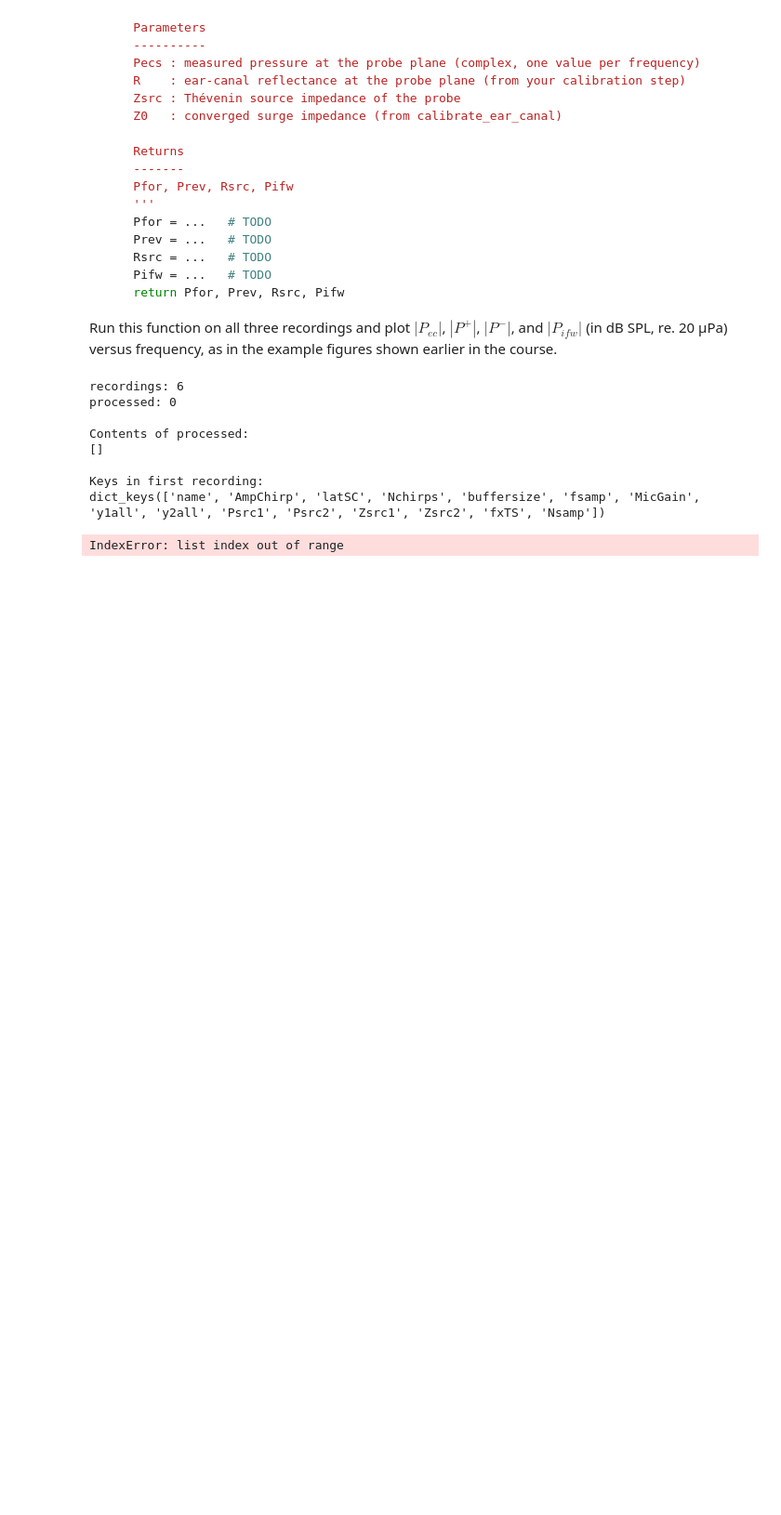
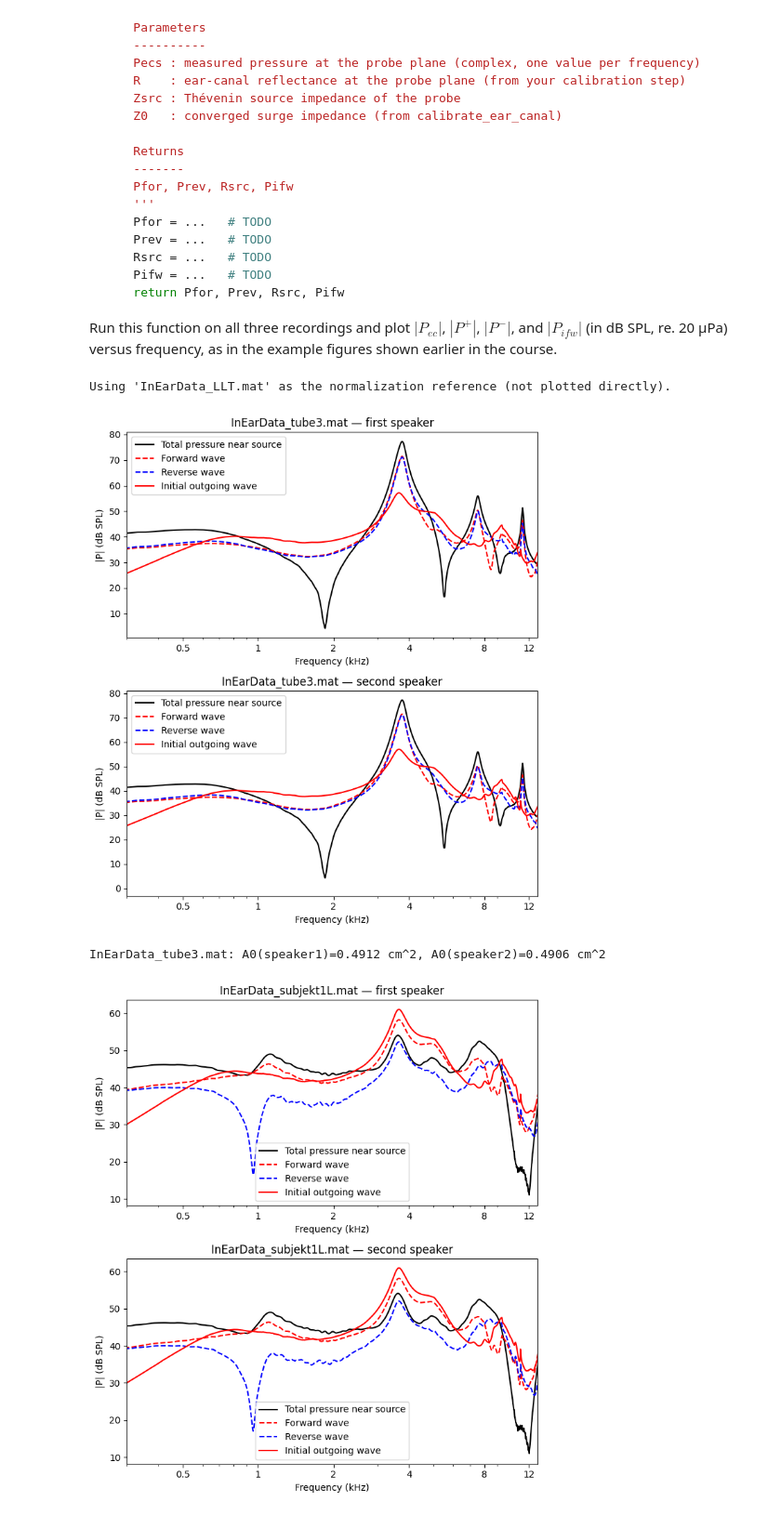
Before and after one commit to vojtejos/FAV_lab, a Jupyter notebook: TutOEME/TaskOE_student2.ipynb, the cells around one changed output. Shown at 93% size. Cells and saved outputs as stored; diff of their text form; code cells hidden in the pictures; blank space fills up the shorter version.

```diff
--- a/TutOEME/TaskOE_student2.ipynb
+++ b/TutOEME/TaskOE_student2.ipynb
@@ -42,12 +42,3 @@ This notebook:
    *one* chirp response looks,
 4. averages across epochs and overlays the averaged response on a single
    raw epoch, so you can see directly how much the noise is reduced.
-# %%
-from scipy.io import loadmat
-
-data = loadmat("InEarData_LLT.mat")
-
-print("Proměnné v MAT souboru:")
-for key, value in data.items():
-    if not key.startswith("__"):
-        print(key, type(value), getattr(value, "shape", None))
@@ -266,24 +272,6 @@ def calcPressuresFPL(Pecs, R, Zsrc, Z0):
 Run this function on all three recordings and plot $|P_{ec}|$, $|P^+|$, $|P^-|$, and
 $|P_{ifw}|$ (in dB SPL, re. 20 µPa) versus frequency, as in the example figures shown earlier
 in the course.
-# %%
-print("recordings:", len(recordings))
-print("processed:", len(processed))
-
-print("\nContents of processed:")
-print(processed)
-
-print("\nKeys in first recording:")
-print(recordings[0].keys())
-# %% [output]
-recordings: 6
-processed: 0
-
-Contents of processed:
-[]
-
-Keys in first recording:
-dict_keys(['name', 'AmpChirp', 'latSC', 'Nchirps', 'buffersize', 'fsamp', 'MicGain', 'y1all', 'y2all', 'Psrc1', 'Psrc2', 'Zsrc1', 'Zsrc2', 'fxTS', 'Nsamp'])
 # %%
 import numpy as np
 from scipy.signal import savgol_filter
@@ -428,24 +416,10 @@ def calcPressuresFPL(Pecs, R, Zsrc, Z0):
     Pfor, Prev, Rsrc, Pifw
     '''
     # FILL HERE THE CORRECT EQUATIONS
-    '''
-    Pfor = ...   # TODO FORWARD PRESSURE WAVELS
-    Prev = ...   # TODO REVERSE PRESSURE WAVES
-    Rsrc = ...   # TODO REFLECTION COEFFICIENT
-    Pifw = ...   # TODO INITIAL FORWARD PRESSURE WAVE
-    '''
-    # Forward-going pressure
     Pfor = Pecs / (1 + R)
-
-    # Reverse-going pressure
     Prev = Pecs - Pfor
-
-    # Source reflectance
     Rsrc = (Zsrc - Z0) / (Zsrc + Z0)
-
-    # Initial forward-going pressure
     Pifw = Pfor * (1 - R * Rsrc)
-
 
     return Pfor, Prev, Rsrc, Pifw
 
@@ -517,31 +491,34 @@ def plot_fpl_normalized(ax, fxTS, Pecs, Pfor, Prev, Pifw, Pecs_ref, Pfor_ref, Pr
     ax.set_xlabel('Frequency (kHz)'); ax.set_ylabel(f'|P / P_{{{llt["name"]}}}| (dB)')
     ax.set_title(title); ax.set_xlim(0.3, 13); ax.legend()
     ax.xaxis.set_major_formatter(ScalarFormatter())
     ax.set_xticks([0.5, 1, 2, 4, 8, 12])
     ax.set_xticklabels(['0.5', '1', '2', '4', '8', '12'])
 
 
 # ---- pass 1: raw dB SPL, skipping the LLT itself ----
 for res in fpl_results[1:]:
     fig, (ax1, ax2) = plt.subplots(2, 1, figsize=(7, 8))
     plot_fpl(ax1, res['fxTS'], res['Pecs1'], res['Pfor1'], res['Prev1'], res['Pifw1'],
              f"{res['name']} — first speaker")
     plot_fpl(ax2, res['fxTS'], res['Pecs2'], res['Pfor2'], res['Prev2'], res['Pifw2'],
              f"{res['name']} — second speaker")
     plt.tight_layout()
     plt.show()
     print(f"{res['name']}: A0(speaker1)={res['A01']:.4f} cm^2, A0(speaker2)={res['A02']:.4f} cm^2")
 
 # ---- pass 2: same recordings, normalized by the LLT response ----
 for res in fpl_results[1:]:
     fig, (ax1, ax2) = plt.subplots(2, 1, figsize=(7, 8))
     plot_fpl_normalized(ax1, res['fxTS'], res['Pecs1'], res['Pfor1'], res['Prev1'], res['Pifw1'],
                          llt['Pecs1'], llt['Pfor1'], llt['Prev1'], llt['Pifw1'],
                          f"{res['name']} normalized by {llt['name']} — first speaker")
     plot_fpl_normalized(ax2, res['fxTS'], res['Pecs2'], res['Pfor2'], res['Prev2'], res['Pifw2'],
                          llt['Pecs2'], llt['Pfor2'], llt['Prev2'], llt['Pifw2'],
                          f"{res['name']} normalized by {llt['name']} — second speaker")
     plt.tight_layout()
     plt.show()
 # %% [output]
-IndexError: list index out of range
+Using 'InEarData_LLT.mat' as the normalization reference (not plotted directly).
+[figure, added]
+InEarData_tube3.mat: A0(speaker1)=0.4912 cm^2, A0(speaker2)=0.4906 cm^2
+[figure, added]
```
Also changed, not shown: parts of 6 cells of this notebook.
